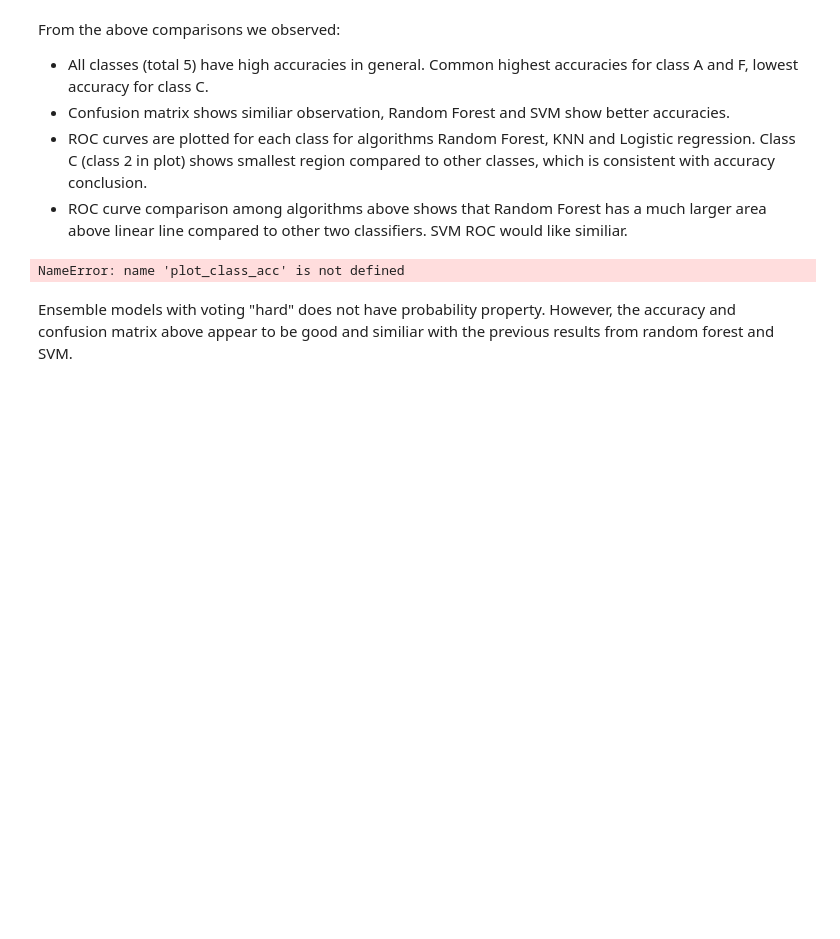
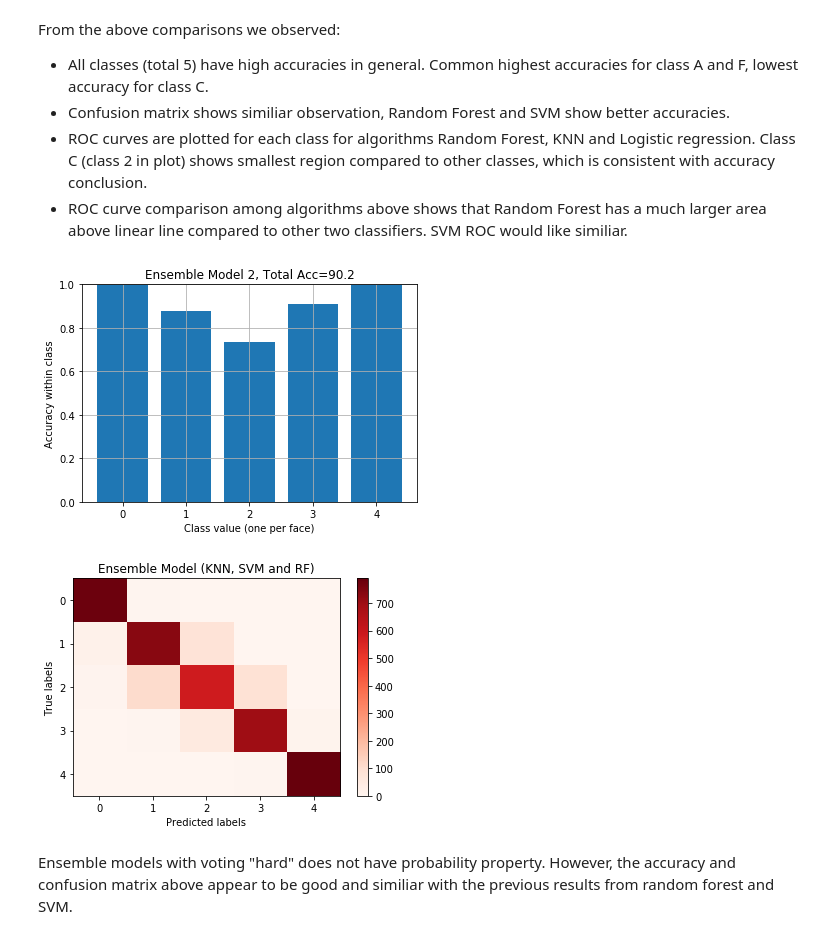
Before and after one commit to fredpoon/ds_7331_jyrf_eda, a Jupyter notebook: grp4_lab2_jyrf_final.ipynb, the cells around one changed output. Saved outputs shown, nothing was run; the diff lists cells and outputs as text; code cells hidden in the pictures; blank space fills up the shorter version.

```diff
--- a/grp4_lab2_jyrf_final.ipynb
+++ b/grp4_lab2_jyrf_final.ipynb
@@ -2425,11 +2487,16 @@ From the above comparisons we observed:
 - ROC curve comparison among algorithms above shows that Random Forest has a much larger area above linear line compared to other two classifiers. SVM ROC would like similiar.
 # %%
 plot_class_acc(y_test,pred_voting_hard_2,title="Ensemble Model 2")
+
+ax= plt.subplot()
 cm = mt.confusion_matrix(y_test,pred_voting_hard_2)
 plt.imshow(cm,cmap=plt.get_cmap('Reds'),aspect='auto',)
-plt.legend()
+plt.title("Ensemble Model (KNN, SVM and RF)")
+plt.colorbar()
+ax.set_xlabel('Predicted labels');ax.set_ylabel('True labels');
 # %% [output]
-NameError: name 'plot_class_acc' is not defined
+[figure, added]
+[figure, added]
 # %% [markdown]
 Ensemble models with voting "hard" does not have probability property. However, the accuracy and confusion matrix above appear to be good and similiar with the previous results from random forest and SVM.
 # %% [markdown]
```
Also changed, not shown: parts of 28 cells of this notebook.
